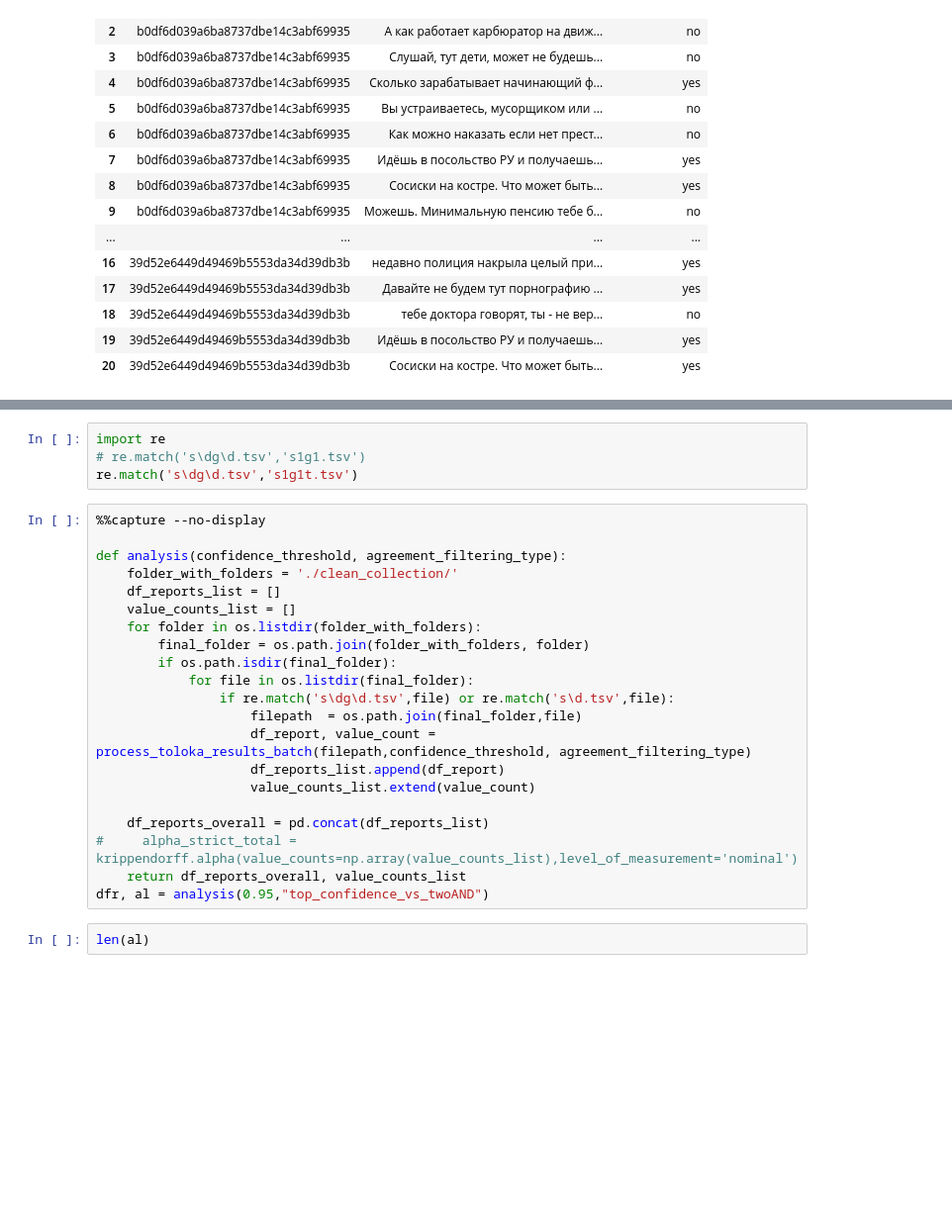
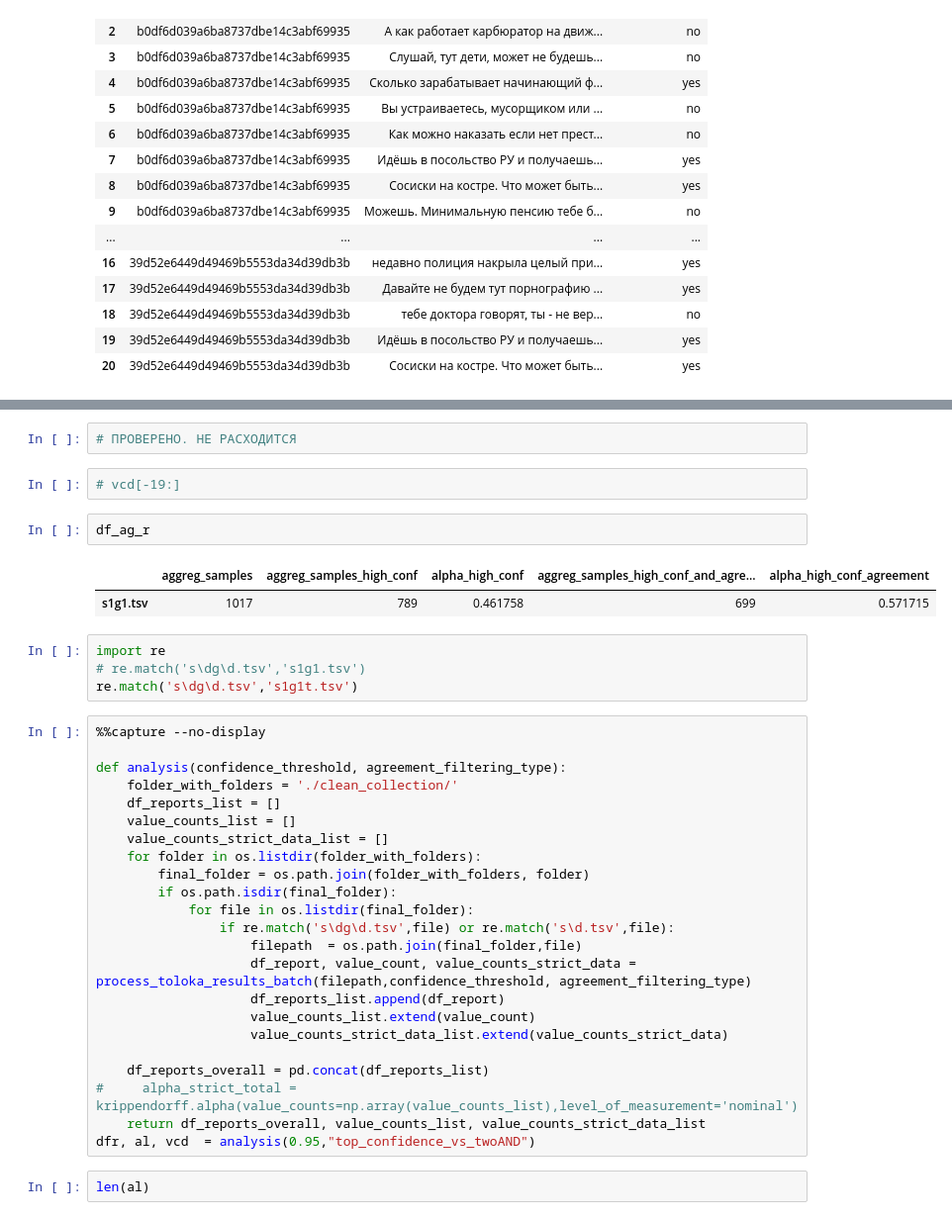
Before and after one commit to s-nlp/inappropriate-sensitive-topics, a Jupyter notebook: Version2/check_agreement/check_quality_batchwise.ipynb, the cells around one changed output, grey strips where cells are left out. Shown: that part at 99% size. Saved outputs shown, nothing was run; the diff lists cells and outputs as text; blank space fills up the shorter version.

```diff
--- a/Version2/check_agreement/check_quality_batchwise.ipynb
+++ b/Version2/check_agreement/check_quality_batchwise.ipynb
@@ -173,3 +210,12 @@ See the caveats in the documentation: https://pandas.pydata.org/pandas-docs/stab
+# %%
+# ПРОВЕРЕНО. НЕ РАСХОДИТСЯ
+# %%
+# vcd[-19:]
+# %%
+df_ag_r
+# %% [output]
+|  | aggreg_samples | aggreg_samples_high_conf | alpha_high_conf | aggreg_samples_high_conf_and_agre... | alpha_high_conf_agreement |
+| s1g1.tsv | 1017 | 789 | 0.461758 | 699 | 0.571715 |
 # %%
 import re
 # re.match('s\dg\d.tsv','s1g1.tsv')
@@ -181,20 +227,22 @@ def analysis(confidence_threshold, agreement_filtering_type):
     folder_with_folders = './clean_collection/'
     df_reports_list = []
     value_counts_list = []
+    value_counts_strict_data_list = []
     for folder in os.listdir(folder_with_folders):
         final_folder = os.path.join(folder_with_folders, folder)
         if os.path.isdir(final_folder):
             for file in os.listdir(final_folder):
                 if re.match('s\dg\d.tsv',file) or re.match('s\d.tsv',file):
                     filepath  = os.path.join(final_folder,file)
-                    df_report, value_count = process_toloka_results_batch(filepath,confidence_threshold, agreement_filtering_type)
+                    df_report, value_count, value_counts_strict_data = process_toloka_results_batch(filepath,confidence_threshold, agreement_filtering_type)
                     df_reports_list.append(df_report)
                     value_counts_list.extend(value_count)
+                    value_counts_strict_data_list.extend(value_counts_strict_data)
 
     df_reports_overall = pd.concat(df_reports_list)
 #     alpha_strict_total = krippendorff.alpha(value_counts=np.array(value_counts_list),level_of_measurement='nominal')
-    return df_reports_overall, value_counts_list
-dfr, al = analysis(0.95,"top_confidence_vs_twoAND")
+    return df_reports_overall, value_counts_list, value_counts_strict_data_list
+dfr, al, vcd  = analysis(0.95,"top_confidence_vs_twoAND")
 # %%
 len(al)
 # %% [output]
```
Also changed, not shown: parts of 11 cells of this notebook, 1 other file.
